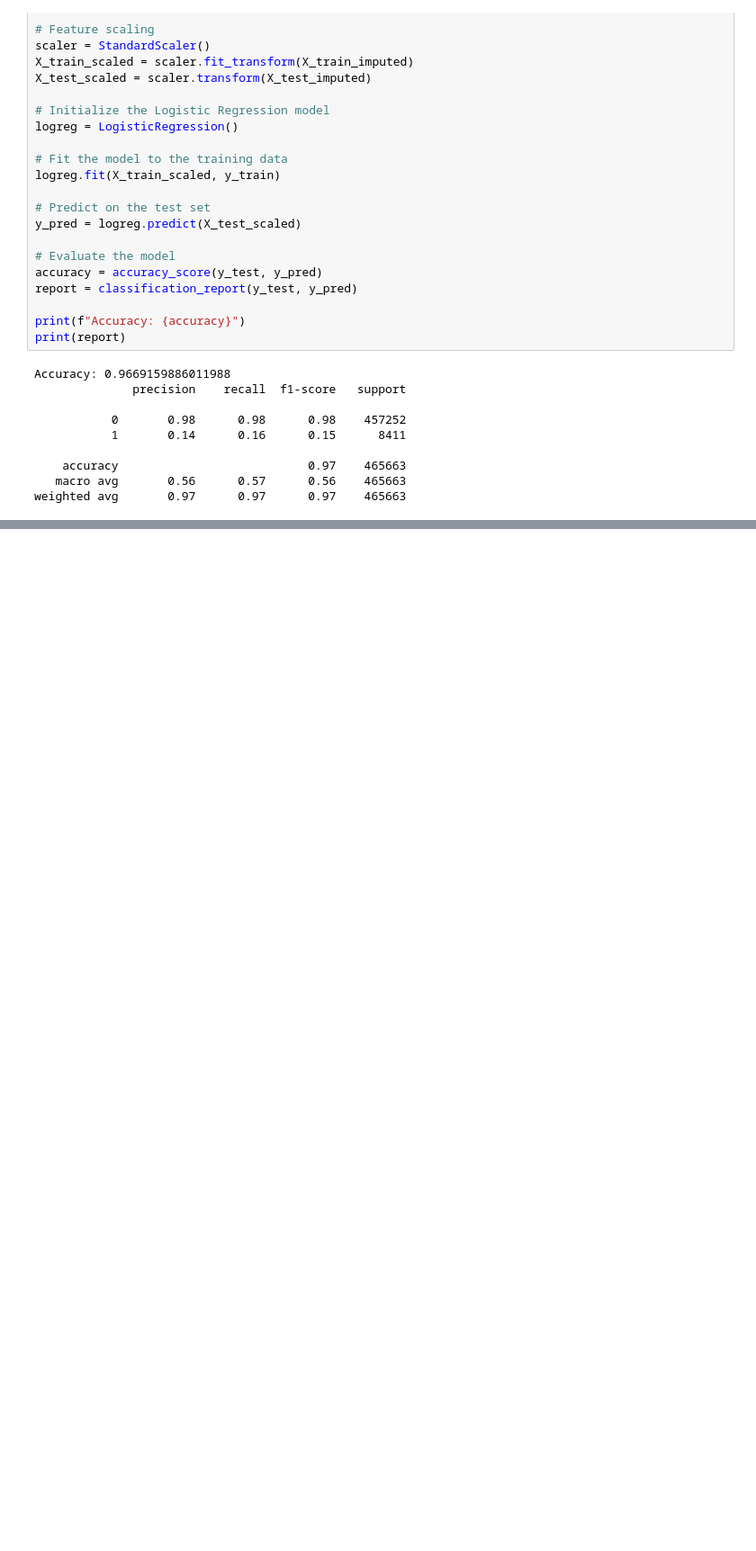
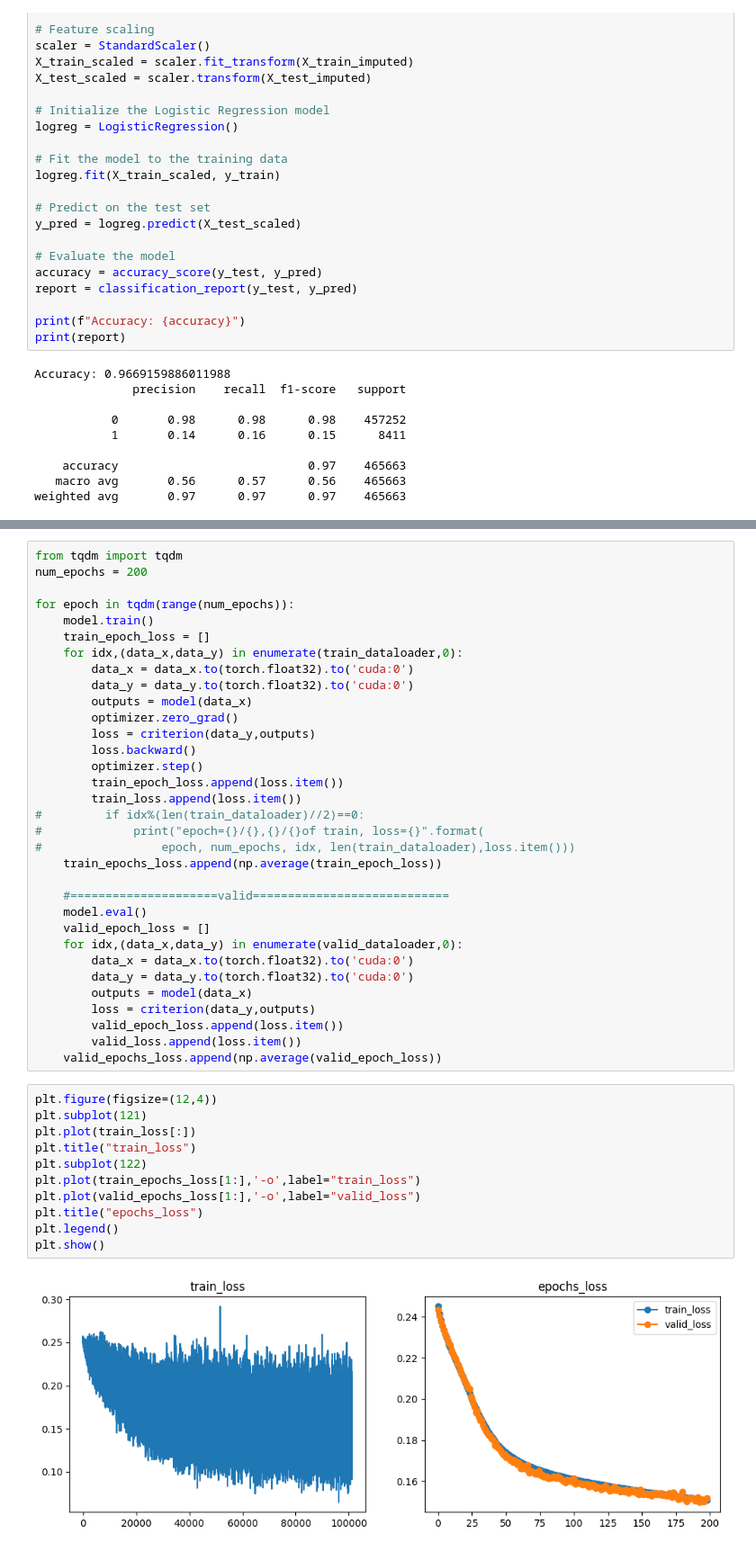
Before and after one commit to luoyantao99/Data-Analytics-and-Visualization-in-Healthcare-Project, a Jupyter notebook: healthcare-final-project.ipynb, the cells around one changed output, grey strips where cells are left out. Shown at 90% size. Drawn from its saved outputs; the diff is of its cells as text; blank space fills up the shorter version.

```diff
--- a/healthcare-final-project.ipynb
+++ b/healthcare-final-project.ipynb
@@ -237,0 +310,46 @@ weighted avg       0.97      0.97      0.97    465663
+# %%
+from tqdm import tqdm
+num_epochs = 200
+
+for epoch in tqdm(range(num_epochs)):
+    model.train()
+    train_epoch_loss = []
+    for idx,(data_x,data_y) in enumerate(train_dataloader,0):
+        data_x = data_x.to(torch.float32).to('cuda:0')
+        data_y = data_y.to(torch.float32).to('cuda:0')
+        outputs = model(data_x)
+        optimizer.zero_grad()
+        loss = criterion(data_y,outputs)
+        loss.backward()
+        optimizer.step()
+        train_epoch_loss.append(loss.item())
+        train_loss.append(loss.item())
+#         if idx%(len(train_dataloader)//2)==0:
+#             print("epoch={}/{},{}/{}of train, loss={}".format(
+#                 epoch, num_epochs, idx, len(train_dataloader),loss.item()))
+    train_epochs_loss.append(np.average(train_epoch_loss))
+
+    #=====================valid============================
+    model.eval()
+    valid_epoch_loss = []
+    for idx,(data_x,data_y) in enumerate(valid_dataloader,0):
+        data_x = data_x.to(torch.float32).to('cuda:0')
+        data_y = data_y.to(torch.float32).to('cuda:0')
+        outputs = model(data_x)
+        loss = criterion(data_y,outputs)
+        valid_epoch_loss.append(loss.item())
+        valid_loss.append(loss.item())
+    valid_epochs_loss.append(np.average(valid_epoch_loss))
+# %%
+plt.figure(figsize=(12,4))
+plt.subplot(121)
+plt.plot(train_loss[:])
+plt.title("train_loss")
+plt.subplot(122)
+plt.plot(train_epochs_loss[1:],'-o',label="train_loss")
+plt.plot(valid_epochs_loss[1:],'-o',label="valid_loss")
+plt.title("epochs_loss")
+plt.legend()
+plt.show()
+# %% [output]
+[figure, added]
```
Also changed, not shown: parts of 6 cells of this notebook.
